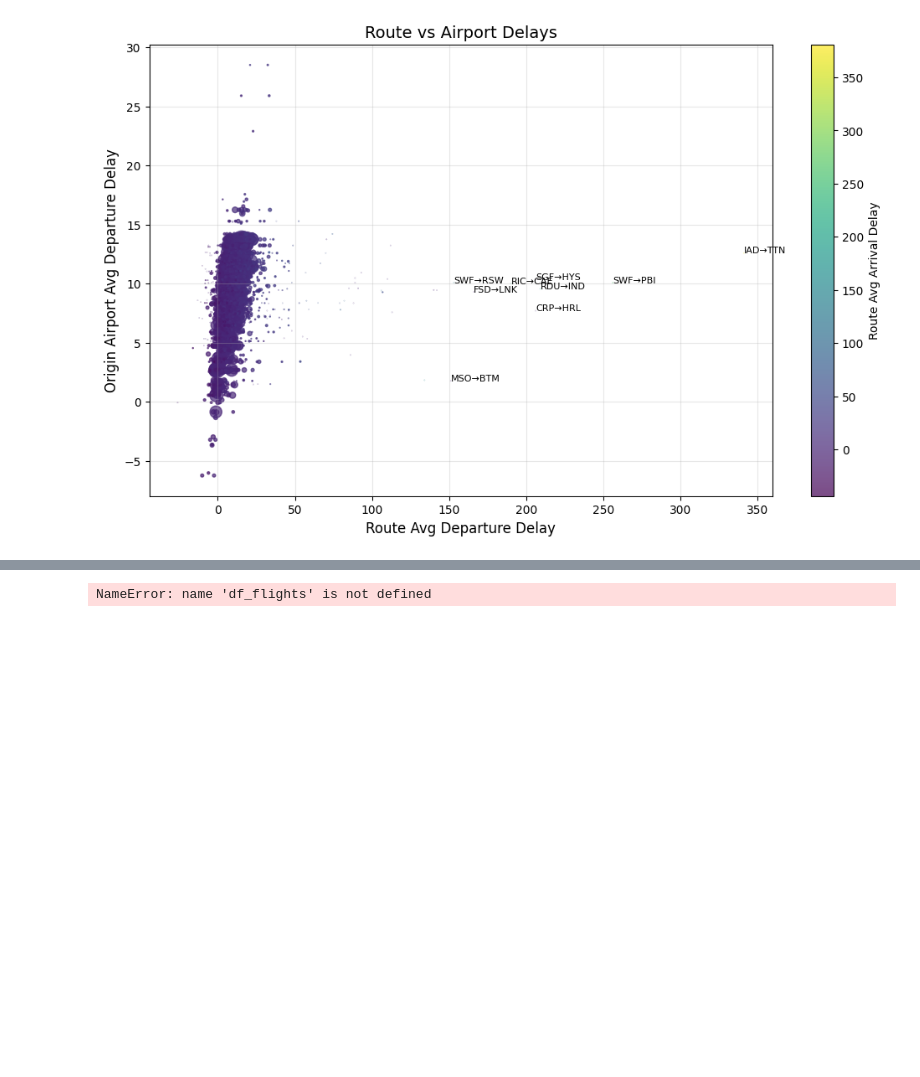
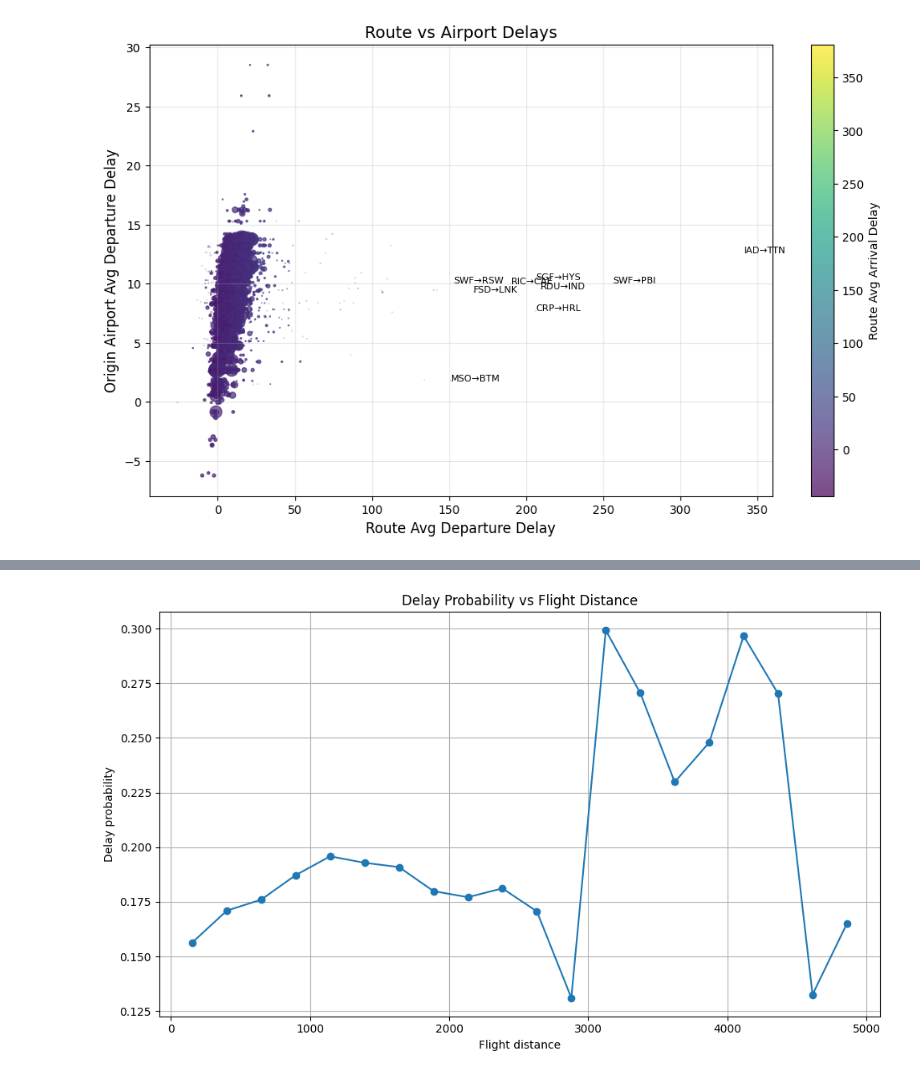
Before and after one commit to GuilhermeDellatin/fiap-machine-learning-tech-challenge-3, a Jupyter notebook: flight-analysis.ipynb, the cells around one changed output, grey strips where cells are left out. Saved outputs shown, nothing was run; the diff lists cells and outputs as text; code cells hidden in the pictures; blank space fills up the shorter version.

```diff
--- a/flight-analysis.ipynb
+++ b/flight-analysis.ipynb
@@ -658,34 +627,26 @@ analyzer.plot_extreme_route_delays(top_n=30)
 # %%
+df_flights['is_delayed'] = df_schedules['departure_delay'] > 15
 df_plot = df_flights[['distance', 'is_delayed']].dropna().copy()
 
-# Create distance bins
 df_plot['distance_bin'] = pd.cut(df_plot['distance'], bins=20)
 
-# Delay probability per bin
 delay_rate = (
-    df_plot.groupby('distance_bin')['is_delayed']
+    df_plot
+    .groupby('distance_bin', observed=True)['is_delayed']
     .mean()
     .reset_index()
 )
 
-# Compute numeric midpoint of each bin
-delay_rate['distance_mid'] = delay_rate['distance_bin'].apply(
-    lambda x: x.mid
-)
+delay_rate['distance_mid'] = delay_rate['distance_bin'].apply(lambda x: x.mid)
 
-# Plot
 plt.figure(figsize=(10, 6))
-plt.plot(
-    delay_rate['distance_mid'],
-    delay_rate['is_delayed'],
-    marker='o'
-)
+plt.plot(delay_rate['distance_mid'], delay_rate['is_delayed'], marker='o')
 plt.xlabel("Flight distance")
 plt.ylabel("Delay probability")
 plt.title("Delay Probability vs Flight Distance")
 plt.grid(True)
 plt.tight_layout()
 plt.show()
 # %% [output]
-NameError: name 'df_flights' is not defined
+[figure, added]
 # %% [markdown]
```
Also changed, not shown: parts of 7 cells of this notebook, 10 other files.
